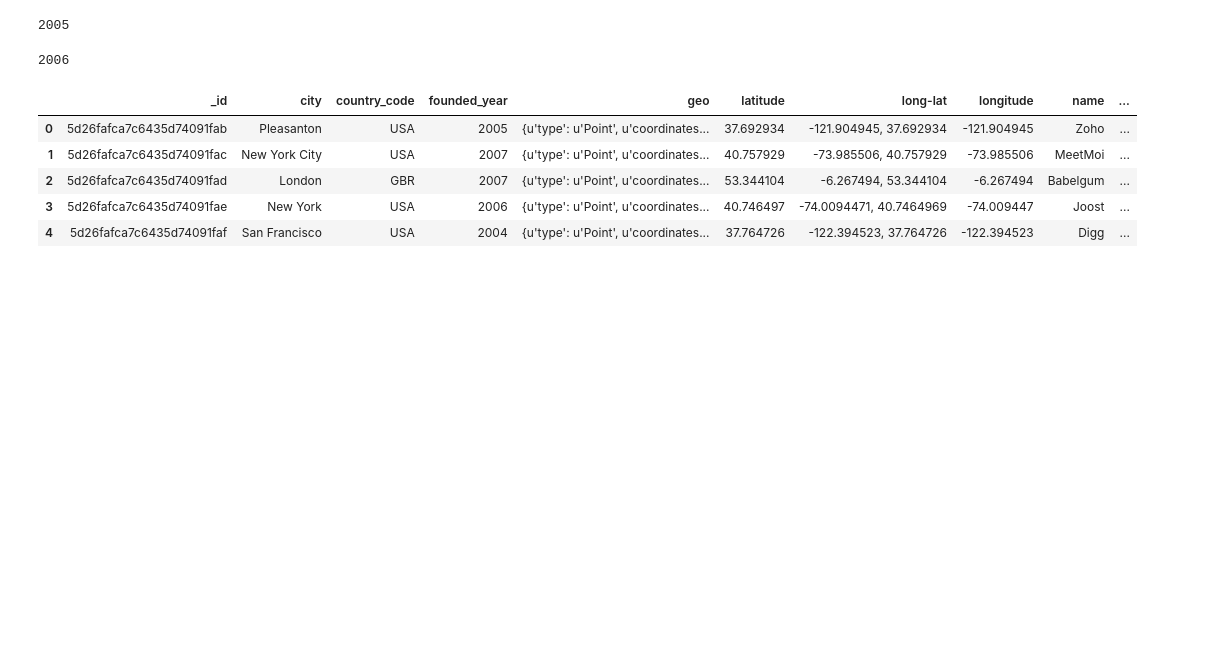
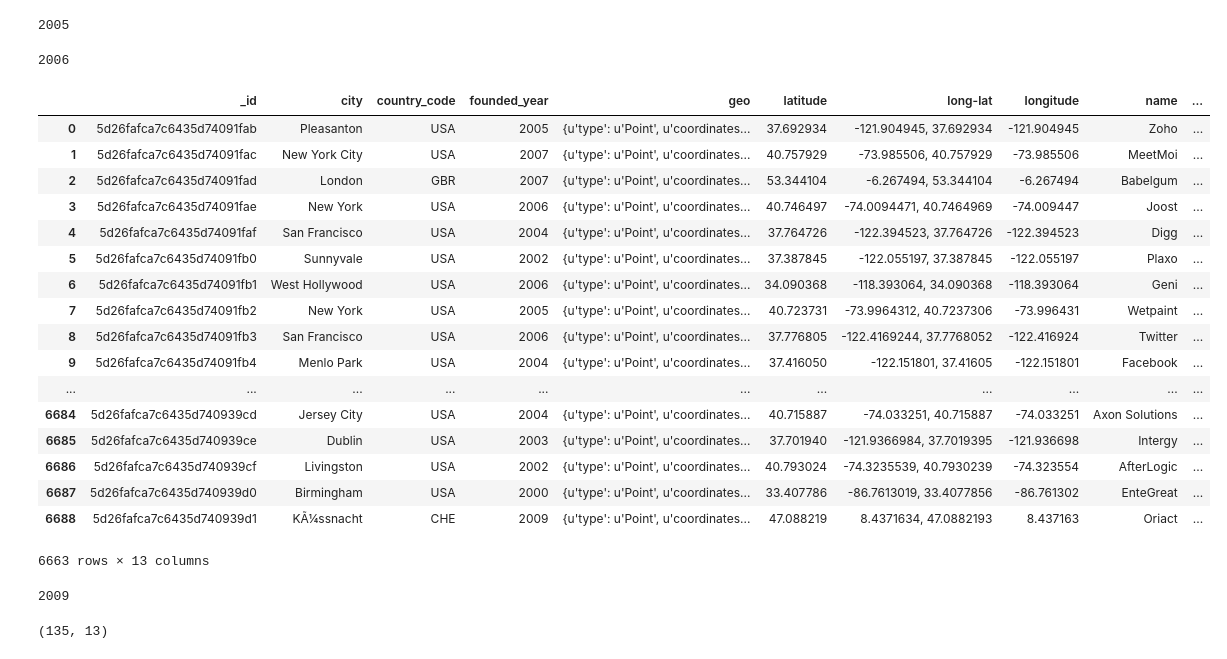
Before and after one commit to Mgraciaverdura/visualizing-real-world-data-project, a Jupyter notebook: df_geopoint.ipynb, the cells around one changed output. Cells and saved outputs as stored; diff of their text form; code cells hidden in the pictures; blank space fills up the shorter version.

Commit message:
filtrando por average

```diff
--- a/df_geopoint.ipynb
+++ b/df_geopoint.ipynb
@@ -120,11 +120,32 @@ calcula(dataset.loc[4])
 # %%
 dataset['average_founded_year'] = dataset.apply(calcula, axis=1)
 # %%
-dataset.head()
+dataset
 # %% [output]
 |  | _id | city | country_code | founded_year | geo | latitude | long-lat | longitude | name | ... |
 | 0 | 5d26fafca7c6435d74091fab | Pleasanton | USA | 2005 | {u'type': u'Point', u'coordinates... | 37.692934 | -121.904945, 37.692934 | -121.904945 | Zoho | ... |
 | 1 | 5d26fafca7c6435d74091fac | New York City | USA | 2007 | {u'type': u'Point', u'coordinates... | 40.757929 | -73.985506, 40.757929 | -73.985506 | MeetMoi | ... |
 | 2 | 5d26fafca7c6435d74091fad | London | GBR | 2007 | {u'type': u'Point', u'coordinates... | 53.344104 | -6.267494, 53.344104 | -6.267494 | Babelgum | ... |
 | 3 | 5d26fafca7c6435d74091fae | New York | USA | 2006 | {u'type': u'Point', u'coordinates... | 40.746497 | -74.0094471, 40.7464969 | -74.009447 | Joost | ... |
 | 4 | 5d26fafca7c6435d74091faf | San Francisco | USA | 2004 | {u'type': u'Point', u'coordinates... | 37.764726 | -122.394523, 37.764726 | -122.394523 | Digg | ... |
+| 5 | 5d26fafca7c6435d74091fb0 | Sunnyvale | USA | 2002 | {u'type': u'Point', u'coordinates... | 37.387845 | -122.055197, 37.387845 | -122.055197 | Plaxo | ... |
+| 6 | 5d26fafca7c6435d74091fb1 | West Hollywood | USA | 2006 | {u'type': u'Point', u'coordinates... | 34.090368 | -118.393064, 34.090368 | -118.393064 | Geni | ... |
+| 7 | 5d26fafca7c6435d74091fb2 | New York | USA | 2005 | {u'type': u'Point', u'coordinates... | 40.723731 | -73.9964312, 40.7237306 | -73.996431 | Wetpaint | ... |
+| 8 | 5d26fafca7c6435d74091fb3 | San Francisco | USA | 2006 | {u'type': u'Point', u'coordinates... | 37.776805 | -122.4169244, 37.7768052 | -122.416924 | Twitter | ... |
+| 9 | 5d26fafca7c6435d74091fb4 | Menlo Park | USA | 2004 | {u'type': u'Point', u'coordinates... | 37.416050 | -122.151801, 37.41605 | -122.151801 | Facebook | ... |
+| ... | ... | ... | ... | ... | ... | ... | ... | ... | ... | ... |
+| 6684 | 5d26fafca7c6435d740939cd | Jersey City | USA | 2004 | {u'type': u'Point', u'coordinates... | 40.715887 | -74.033251, 40.715887 | -74.033251 | Axon Solutions | ... |
+| 6685 | 5d26fafca7c6435d740939ce | Dublin | USA | 2003 | {u'type': u'Point', u'coordinates... | 37.701940 | -121.9366984, 37.7019395 | -121.936698 | Intergy | ... |
+| 6686 | 5d26fafca7c6435d740939cf | Livingston | USA | 2002 | {u'type': u'Point', u'coordinates... | 40.793024 | -74.3235539, 40.7930239 | -74.323554 | AfterLogic | ... |
+| 6687 | 5d26fafca7c6435d740939d0 | Birmingham | USA | 2000 | {u'type': u'Point', u'coordinates... | 33.407786 | -86.7613019, 33.4077856 | -86.761302 | EnteGreat | ... |
+| 6688 | 5d26fafca7c6435d740939d1 | KÃ¼ssnacht | CHE | 2009 | {u'type': u'Point', u'coordinates... | 47.088219 | 8.4371634, 47.0882193 | 8.437163 | Oriact | ... |
+6663 rows × 13 columns
+# %%
+dataset['average_founded_year'].max()
+# %% [output]
+2009
+# %%
+dataset = dataset[dataset['total_money_']==dataset["average_founded_year"].max()]
+dataset.shape
+# %% [output]
+(135, 13)
```
Also changed, not shown: parts of 13 cells of this notebook, 1 other file.
